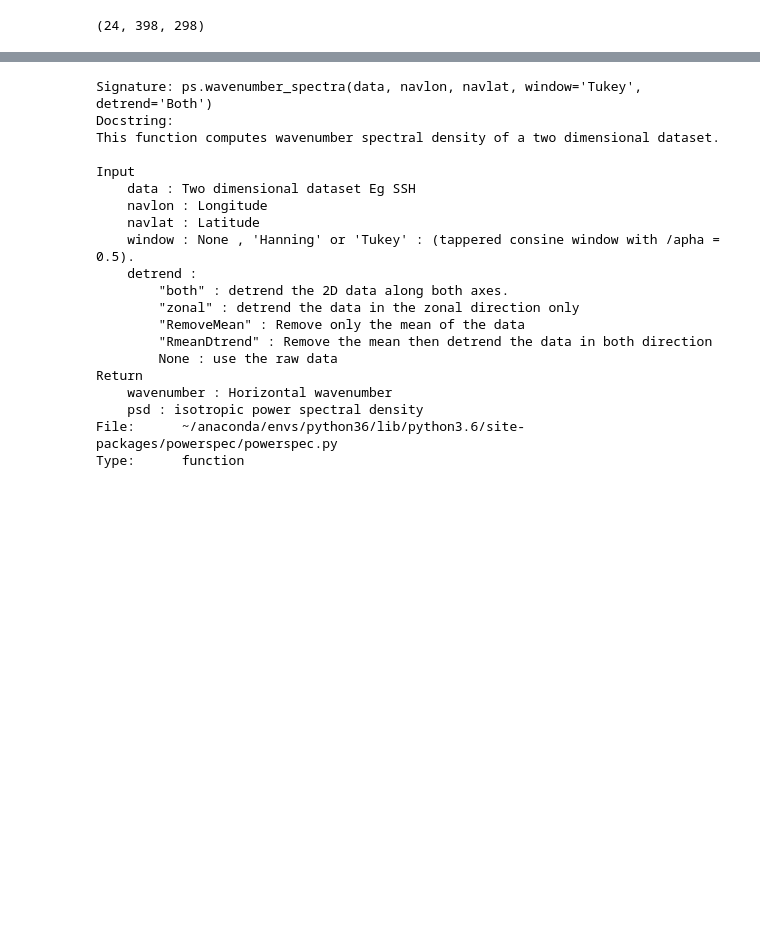
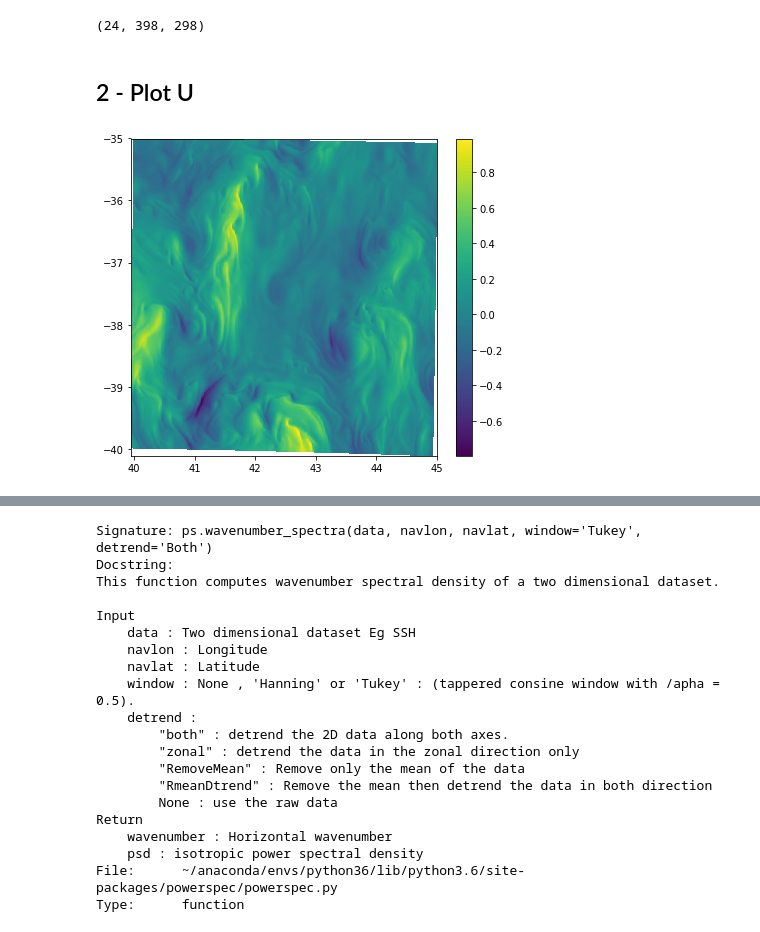
Before and after one commit to adekunleoajayi/powerspec, a Jupyter notebook: notebooks/AJ_2020_05_18_compute_power_spectral_density.ipynb, the cells around one changed output, grey strips where cells are left out. Cells and saved outputs as stored; diff of their text form; code cells hidden in the pictures; blank space fills up the shorter version.

```diff
--- a/notebooks/AJ_2020_05_18_compute_power_spectral_density.ipynb
+++ b/notebooks/AJ_2020_05_18_compute_power_spectral_density.ipynb
@@ -43,4 +43,13 @@ u = u.squeeze()
 u.shape
 # %% [output]
 (24, 398, 298)
+# %% [markdown]
+## 2 - Plot U
+# %%
+plt.figure(figsize=(6,5))
+plt.pcolormesh(u.nav_lat,u.nav_lon,u[0])
+plt.colorbar()
+plt.tight_layout()
+# %% [output]
+[figure, added]
 # %% [markdown]
```
Also changed, not shown: parts of 3 cells of this notebook.
